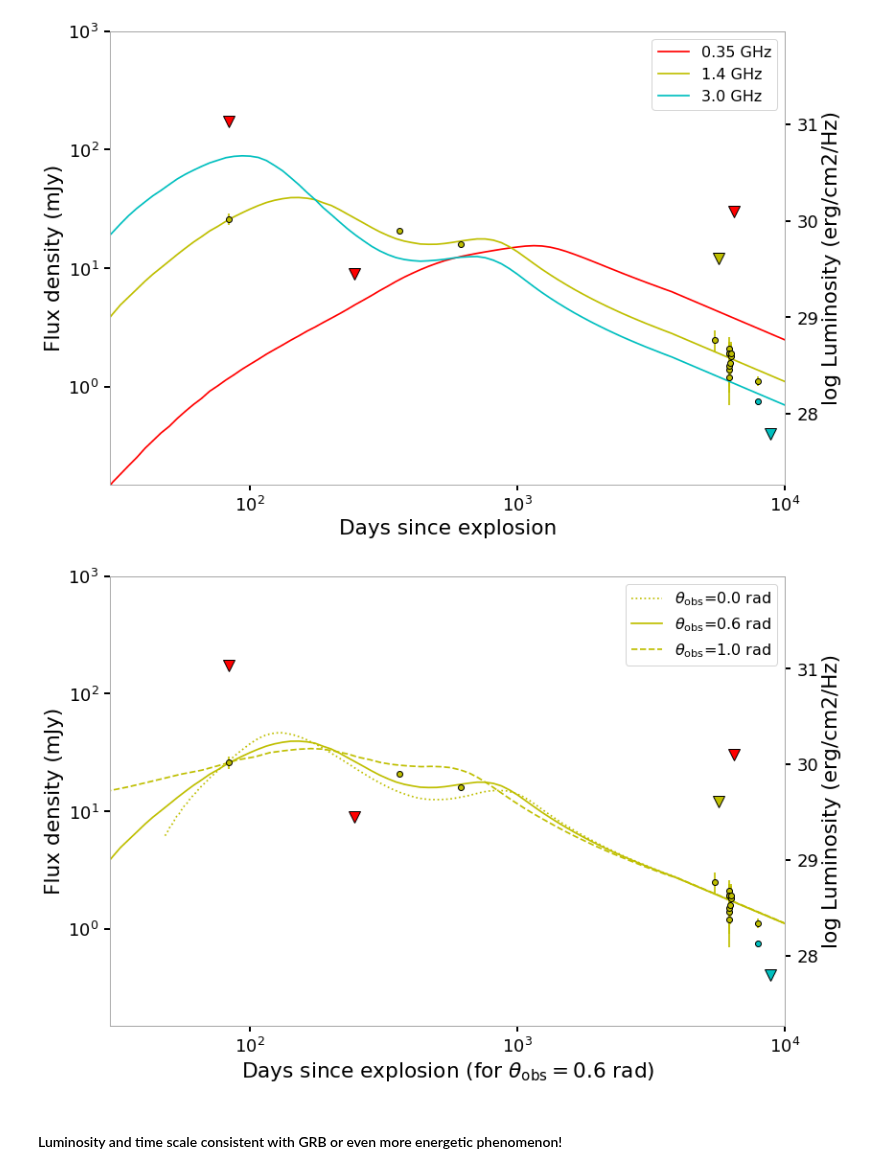
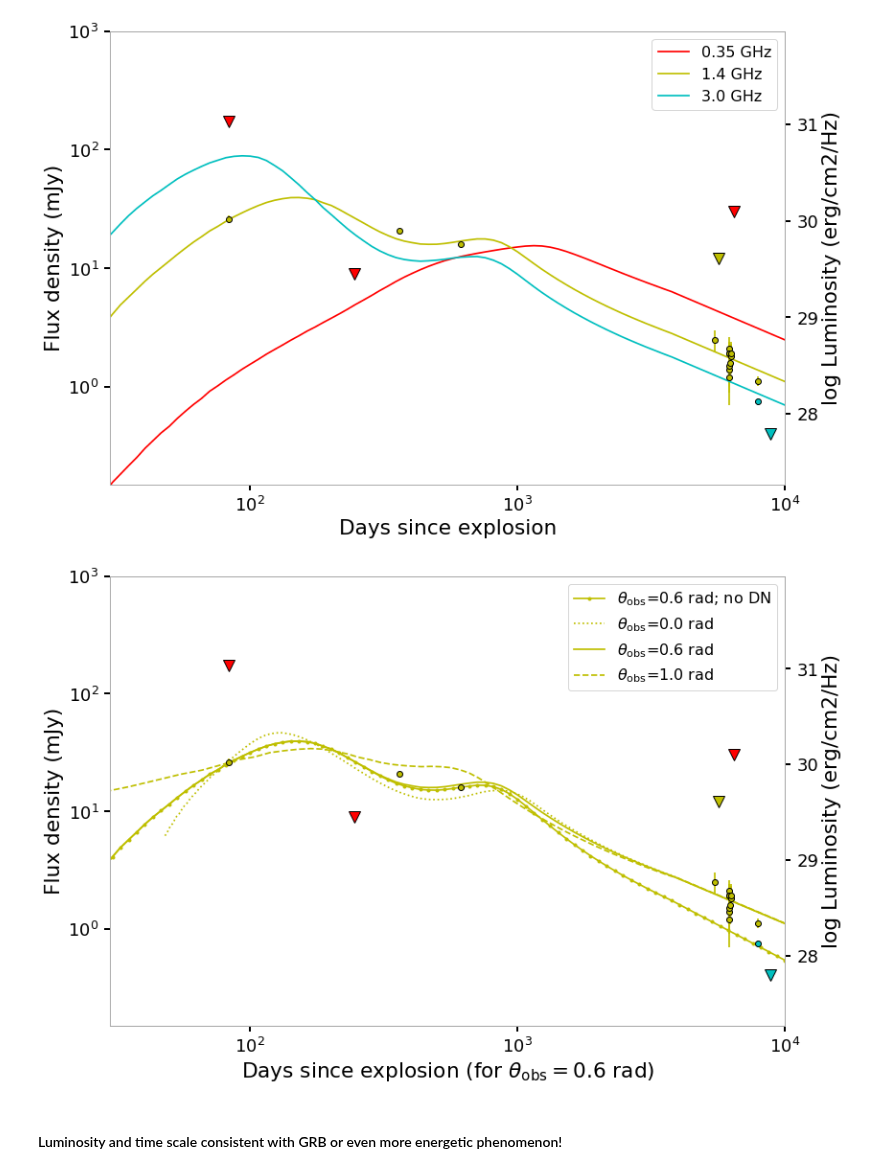
Before and after one commit to caseyjlaw/vlass_query, a Jupyter notebook: J141918.855+394036.03.ipynb, the cells around one changed output. Drawn from its saved outputs; the diff is of its cells as text; code cells hidden in the pictures.

```diff
--- a/J141918.855+394036.03.ipynb
+++ b/J141918.855+394036.03.ipynb
@@ -256,7 +256,7 @@ print('Potential spec index bias relative to FIRST/NVSS: {0:.2f}%'.format(1-(f_a
 
 # force values to this for now based on Bryan's analysis
 s_ab6860 = 26.
-es_ab6860 = 3.  # quadrature sum of stat and sys errors from various methods
+es_ab6860 = 2.  # quadrature sum of stat and sys errors from various methods
 # TODO: ab6860 has P band data with limit near 3sigma*30 mJy
 f_ab6860P = 0.325  # guess
 #s_ab6860P = 45  # mJy; 3 sigma limit from Bryan's first pass
@@ -580,6 +580,7 @@ s_lgrb_best30 = lgrb_best30.mjy.tolist()
 # %%
 # fill in with analytic scaling for late-time evolution
 f_late = lambda t, t0, f0, p: f0 * (t/t0)**(-3*(p+1)/10)
+f_late_nodn = lambda t, t0, f0, p: f0 * (t/t0)**(-3*(5*p-7)/10)
 # %%
 # last sample modeled
 tref = 3.764912e+03
@@ -678,6 +679,10 @@ s_lgrb_th08 = lgrb_th08.mjy.tolist()
 lgrb_th10 = pd.read_table("thobs1.0_n1e1_epsb2.5e-2_p2.2_1.4GHz.txt", sep=',', comment='#', names=['i', 'days', 'hz', 'mjy'])
 t_lgrb_th10 = (lgrb_th10.days + (83-180)).tolist()
 s_lgrb_th10 = lgrb_th10.mjy.tolist()
+
+lgrb_bestnodn = pd.read_table("thobs0.6_n1e1_epsb2.5e-2_p2.2_1.4GHz_noDN.txt", sep=',', comment='#', names=['i', 'days', 'hz', 'mjy'])
+t_lgrb_bestnodn = lgrb_bestnodn.days.tolist()
+s_lgrb_bestnodn = lgrb_bestnodn.mjy.tolist()
 # %%
 # last sample modeled
 tref = 3.764912e+03
@@ -687,6 +692,7 @@ sref_th02 = 2.811607e+00
 sref_th04 = 2.692775e+00
 sref_th08 = 2.985698e+00
 sref_th10 = 2.841673e+00
+sref_bestnodn = 1.738565e+00
 
 fill_indices = np.where(np.array(s_lgrb_th00) == 0.)[0]
 for i in fill_indices:
@@ -696,6 +702,7 @@ for i in fill_indices:
     s_lgrb_th04[i] = f_late(t_lgrb_th04[i], tref, sref_th04, 2.2)
     s_lgrb_th08[i] = f_late(t_lgrb_th08[i], tref, sref_th08, 2.2)
     s_lgrb_th10[i] = f_late(t_lgrb_th10[i], tref, sref_th10, 2.2)
+    s_lgrb_bestnodn[i] = f_late_nodn(t_lgrb_bestnodn[i], tref, sref_bestnodn, 2.2)
 # %%
 with quantity_support():
     fig = plt.figure(figsize=(12,8))
@@ -728,34 +735,35 @@ with quantity_support():
     # published Sironi models
 #    plt.plot(t_lgrb08_14*u.day, s_lgrb08_14, 'y-', label="1.4 GHz, 0.8 off LGRB (Sironi)")
 #    plt.plot(t_lgrb08_035*u.day, s_lgrb08_035, 'r-', label="0.35 GHz, 0.8 off LGRB (Sironi)")
 
     # custom Sironi models
+    plt.plot(t_lgrb_bestnodn*u.day, s_lgrb_bestnodn, 'y.-', label=r"$\theta_{\rm{obs}}$=0.6 rad; no DN")
     plt.plot(t_lgrb_th00*u.day, s_lgrb_th00, 'y:', label=r"$\theta_{\rm{obs}}$=0.0 rad")
 #    plt.plot(t_lgrb_th02*u.day, s_lgrb_th02, 'y--', label=r"$\theta_{\rm{obs}}$=0.2 rad")
 #    plt.plot(t_lgrb_th04*u.day, s_lgrb_th04, 'y--', label=r"$\theta_{\rm{obs}}$=0.4 rad")
     plt.plot(t_lgrb_best14*u.day, s_lgrb_best14, 'y-', label=r"$\theta_{\rm{obs}}$=0.6 rad")
 #    plt.plot(t_lgrb_th08*u.day, s_lgrb_th08, 'y--', label=r"$\theta_{\rm{obs}}$=0.8 rad")
     plt.plot(t_lgrb_th10*u.day, s_lgrb_th10, 'y--', label=r"$\theta_{\rm{obs}}$=1.0 rad")
     plt.grid(False)
     plt.tick_params(direction='out', length=6, width=2, colors='k')
     plt.loglog()
     plt.legend(fontsize=16)
     plt.xlabel(r"Days since explosion (for $\theta_{\rm{obs}}=0.6$ rad)")
     plt.ylabel("Flux density (mJy)")
     plt.xlim(30,10000)
     plt.ylim(1.5e-1, 1e3)
 
     # luminosity axis labels
     ax = fig.axes[0].twinx()  # instantiate a second axes that shares the same x-axis
     ax.set_ylabel('log Luminosity (erg/cm2/Hz)')
     ax.set_ylim(np.log10(getlum(2e-1*1e-3)), np.log10(getlum(1e4*1e-3)))
     fig.tight_layout()  # otherwise the right y-label is slightly clipped
     plt.tick_params(direction='out', length=6, width=2, colors='k')
     ax.grid(False)
 
     plt.savefig("models_j1419_range.pdf", format="pdf")
 # %% [output]
-[figure, old version]
+[figure, new version]
 # %% [markdown]
 #### Luminosity and time scale consistent with GRB or even more energetic phenomenon!
 # %%
```
Also changed, not shown: parts of 1 cell of this notebook, 1 other file.
